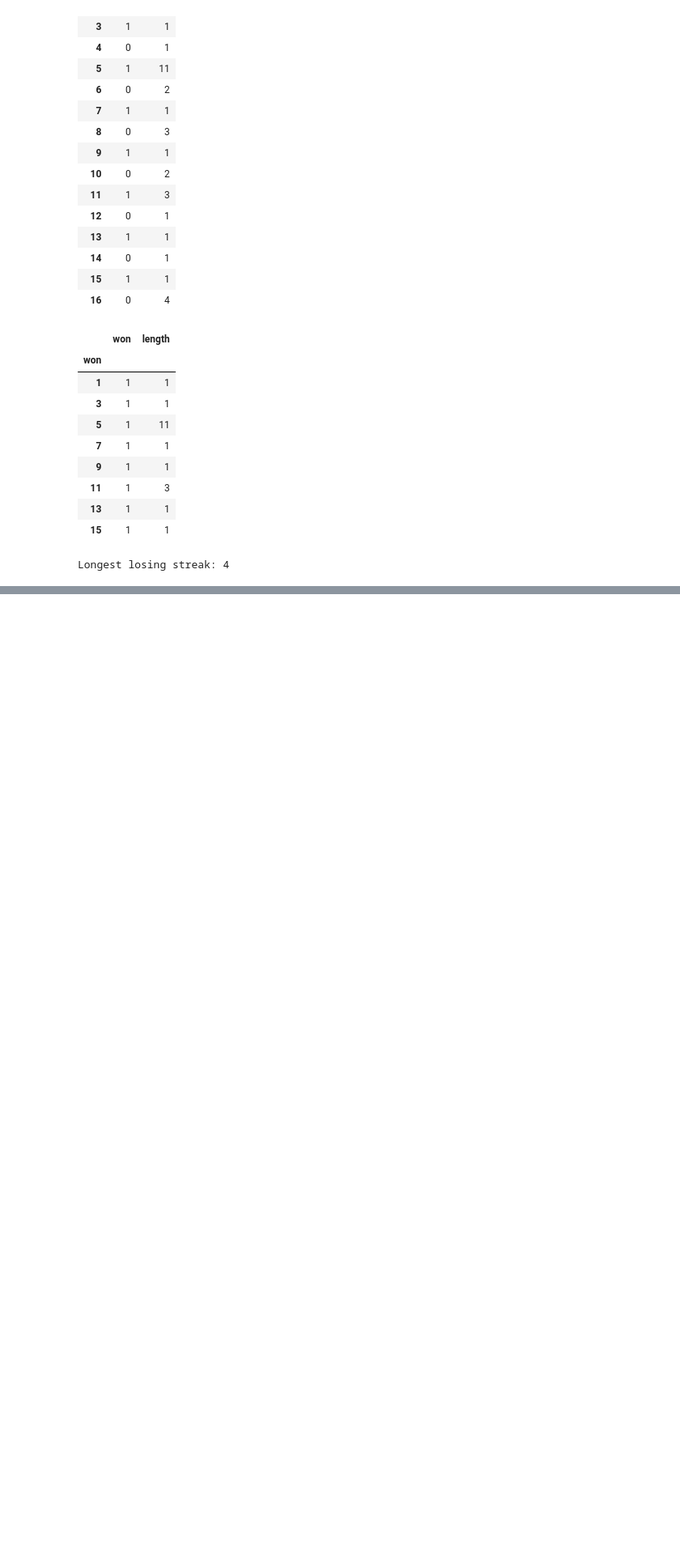
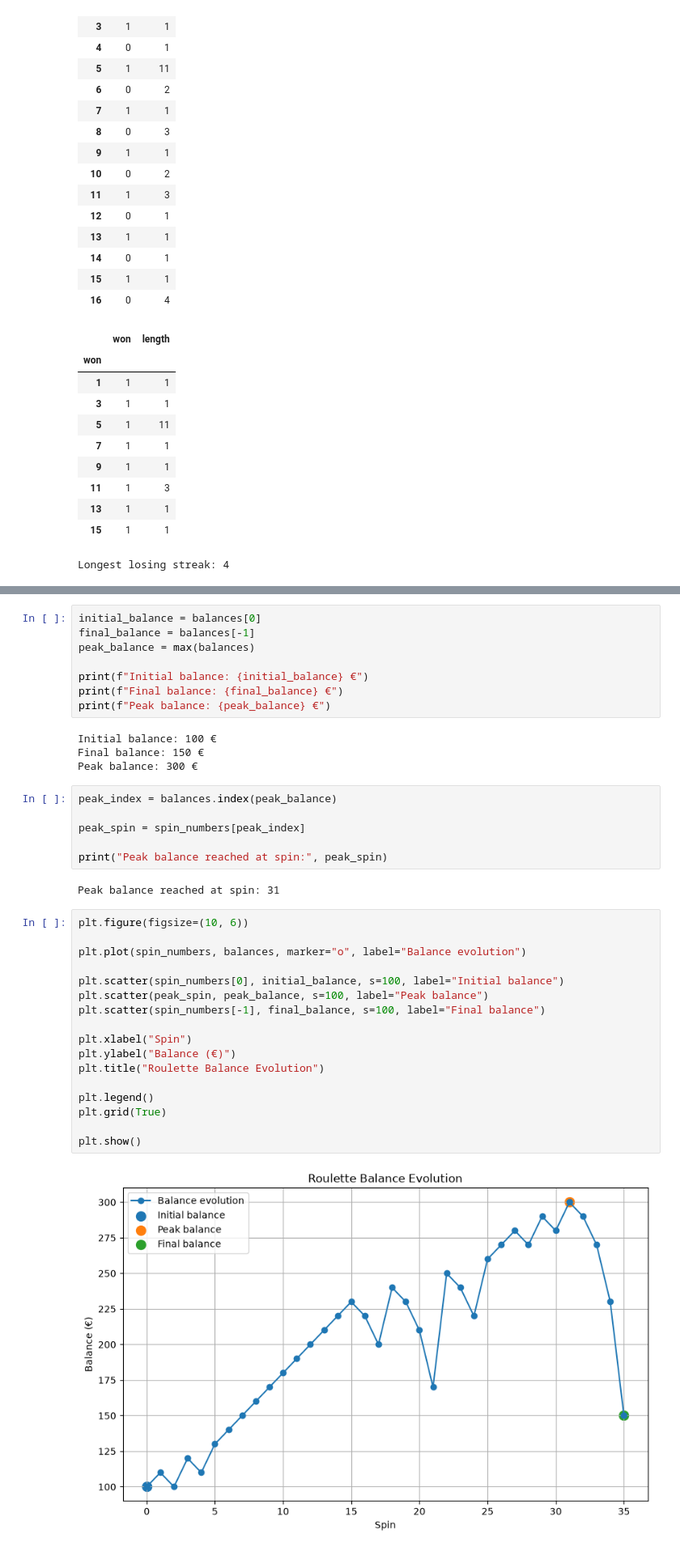
Before and after one commit to Vanest7/bash-scripting, a Jupyter notebook: roulette_analysis.ipynb, the cells around one changed output, grey strips where cells are left out. Shown at 81% size. Saved outputs shown, nothing was run; the diff lists cells and outputs as text; blank space fills up the shorter version.

```diff
--- a/roulette_analysis.ipynb
+++ b/roulette_analysis.ipynb
@@ -1759,0 +1892,39 @@ Longest losing streak: 4
+# %%
+initial_balance = balances[0]
+final_balance = balances[-1]
+peak_balance = max(balances)
+
+print(f"Initial balance: {initial_balance} €")
+print(f"Final balance: {final_balance} €")
+print(f"Peak balance: {peak_balance} €")
+# %% [output]
+Initial balance: 100 €
+Final balance: 150 €
+Peak balance: 300 €
+# %%
+peak_index = balances.index(peak_balance)
+
+peak_spin = spin_numbers[peak_index]
+
+print("Peak balance reached at spin:", peak_spin)
+# %% [output]
+Peak balance reached at spin: 31
+# %%
+plt.figure(figsize=(10, 6))
+
+plt.plot(spin_numbers, balances, marker="o", label="Balance evolution")
+
+plt.scatter(spin_numbers[0], initial_balance, s=100, label="Initial balance")
+plt.scatter(peak_spin, peak_balance, s=100, label="Peak balance")
+plt.scatter(spin_numbers[-1], final_balance, s=100, label="Final balance")
+
+plt.xlabel("Spin")
+plt.ylabel("Balance (€)")
+plt.title("Roulette Balance Evolution")
+
+plt.legend()
+plt.grid(True)
+
+plt.show()
+# %% [output]
+[figure, added]
```
Also changed, not shown: parts of 30 cells of this notebook.
